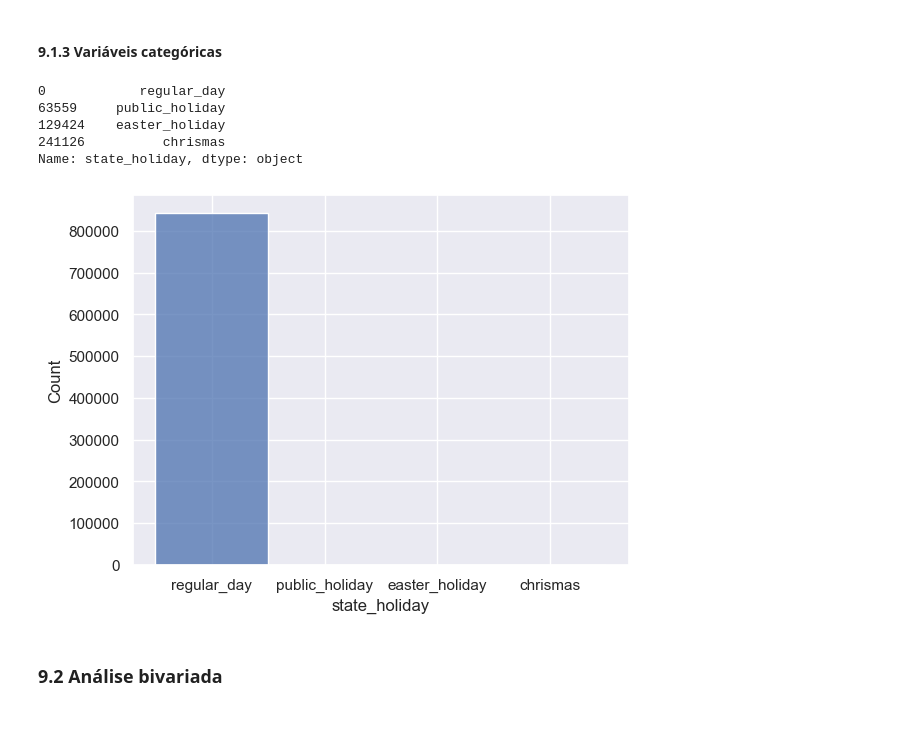
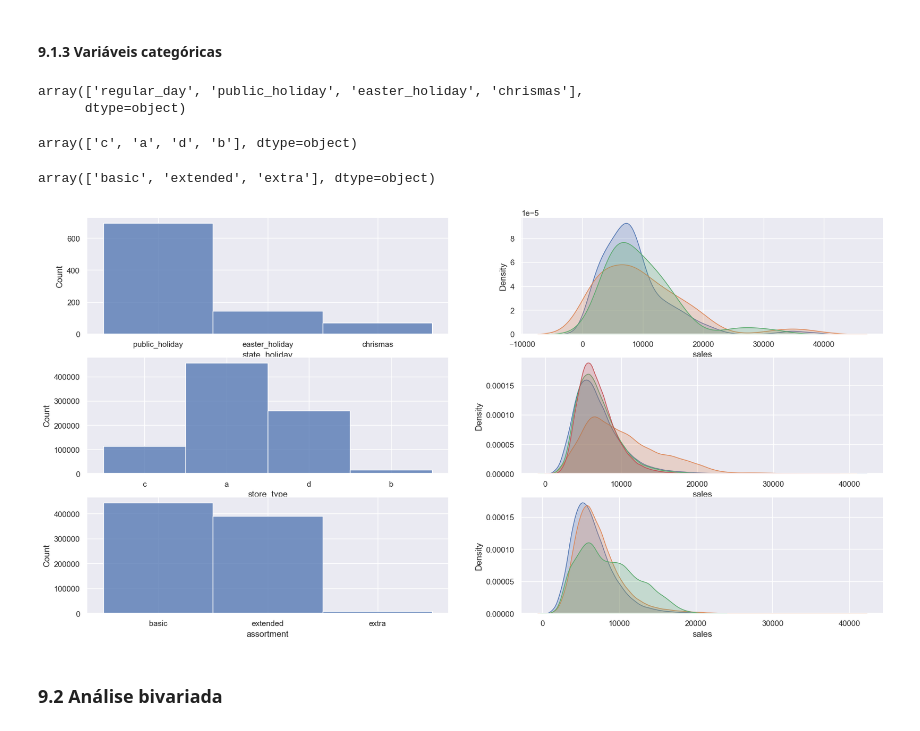
Before and after one commit to deborabmfreitas/projeto-rossmann-regressao, a Jupyter notebook: rossmann_regression.ipynb, the cells around one changed output. Saved outputs shown, nothing was run; the diff lists cells and outputs as text; code cells hidden in the pictures.

```diff
--- a/rossmann_regression.ipynb
+++ b/rossmann_regression.ipynb
@@ -673,24 +691,68 @@ colunas_numericas.hist(figsize=(25, 25), bins=25)
 # %% [markdown]
 #### 9.1.3 Variáveis categóricas
 # %%
-# selecionando apenas os tipos de variáveis categóricas originais
-
-df4['state_holiday'].drop_duplicates()
+df4['state_holiday'].unique()
 # %% [output]
-0            regular_day
-63559     public_holiday
-129424    easter_holiday
-241126          chrismas
-Name: state_holiday, dtype: object
+array(['regular_day', 'public_holiday', 'easter_holiday', 'chrismas'],
+      dtype=object)
+# %%
+df4['store_type'].unique()
+# %% [output]
+array(['c', 'a', 'd', 'b'], dtype=object)
+# %%
+df4['assortment'].unique()
+# %% [output]
+array(['basic', 'extended', 'extra'], dtype=object)
 # %%
 # state_holiday
 
-sns.histplot(df4['state_holiday']); #organizar
+plt.figure(figsize=(20, 10))
+
+plt.subplot(3, 2, 1)
+remove_regular_day = df4[df4['state_holiday'] != 'regular_day']  # filtro
+sns.histplot(remove_regular_day['state_holiday'])
+
+
+plt.subplot(3, 2, 2)
+sns.kdeplot(df4[df4['state_holiday'] == 'public_holiday']['sales'],
+            label='public_holiday', fill=True)
+plt.subplot(3, 2, 2)
+sns.kdeplot(df4[df4['state_holiday'] == 'easter_holiday']['sales'],
+            label='easter_holiday', fill=True)
+plt.subplot(3, 2, 2)
+sns.kdeplot(df4[df4['state_holiday'] == 'chrismas']['sales'],
+            label='chrismas', fill=True)
 
 # store_type
+
+plt.subplot(3, 2, 3)
+sns.histplot(df4['store_type'])
+
+plt.subplot(3, 2, 4)
+sns.kdeplot(df4[df4['store_type'] == 'a']['sales'],
+            label='a', fill=True)
+sns.kdeplot(df4[df4['store_type'] == 'b']['sales'],
+            label='b', fill=True)
+sns.kdeplot(df4[df4['store_type'] == 'c']['sales'],
+            label='c', fill=True)
+sns.kdeplot(df4[df4['store_type'] == 'd']['sales'],
+            label='d', fill=True)
+
+
 # assortment
+
+plt.subplot(3, 2, 5)
+sns.histplot(df4['assortment']);
+
+plt.subplot(3, 2, 6)
+sns.kdeplot(df4[df4['assortment'] == 'basic']['sales'],
+            label='basic', fill=True);
+sns.kdeplot(df4[df4['assortment'] == 'extended']['sales'],
+            label='extended', fill=True);
+sns.kdeplot(df4[df4['assortment'] == 'extra']['sales'],
+            label='extra', fill=True);
 # %% [output]
-[figure, old version]
+[figure, new version]
 # %% [markdown]
 ### 9.2 Análise bivariada
 # %% [markdown]
```
Also changed, not shown: parts of 4 cells of this notebook.
